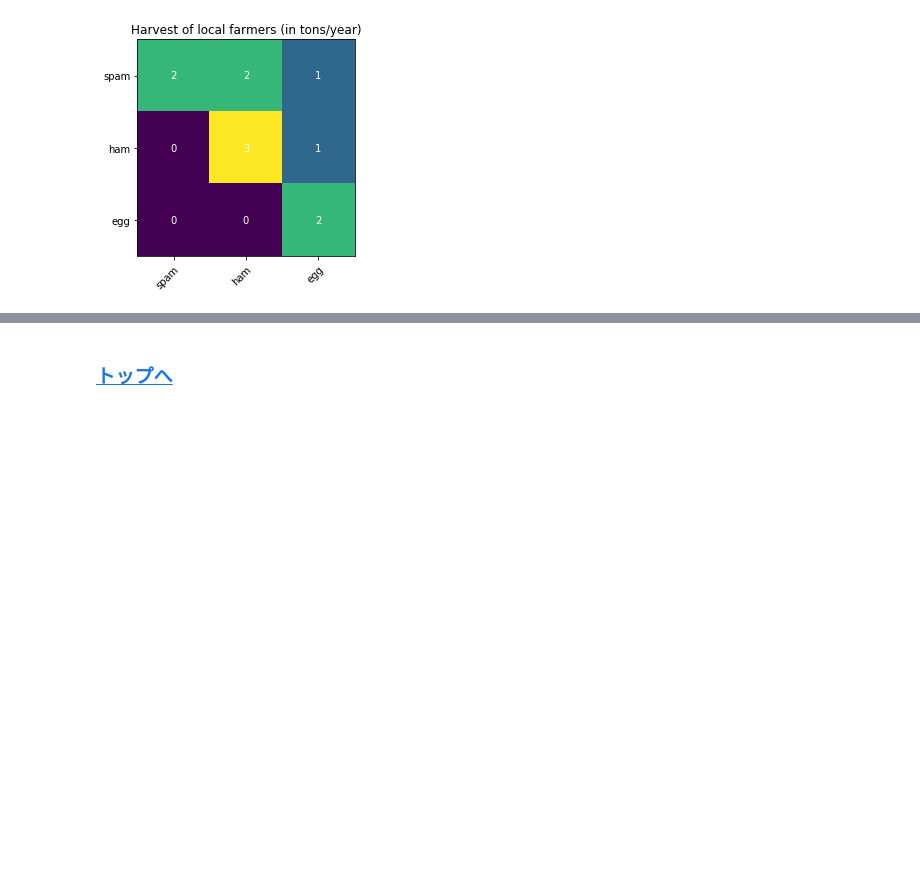
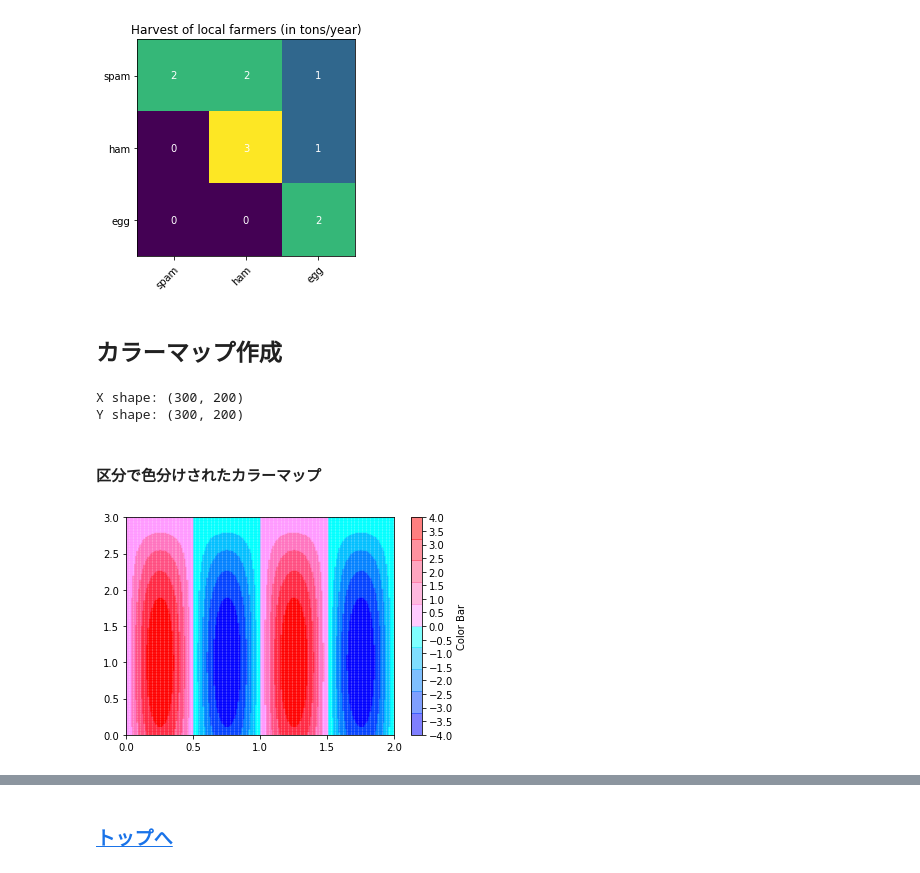
Before and after one commit to IkokObi/Reference, a Jupyter notebook: Python/matplotlib/matplotlib_cheatbook.ipynb, the cells around one changed output, grey strips where cells are left out. Saved outputs shown, nothing was run; the diff lists cells and outputs as text; code cells hidden in the pictures; blank space fills up the shorter version.

Commit message:
[Add] self-made colormap
カラーマップ作成

```diff
--- a/Python/matplotlib/matplotlib_cheatbook.ipynb
+++ b/Python/matplotlib/matplotlib_cheatbook.ipynb
@@ -267,3 +269,54 @@ def plot_confusion_matrix(y_true, y_pred, labels,  name_labels):
 plot_confusion_matrix(y_true=y_true, y_pred=y_pred, labels=labels, name_labels=name_labels)
 # %% [output]
 [figure]
+# %% [markdown]
+<a name='self_colormap'></a>
+## カラーマップ作成
+# %%
+# 第1要素がY軸, 第2要素がX軸となることに注意
+X, Y = np.meshgrid(np.linspace(0, 2, 200), np.linspace(0, 3, 300))
+print('X shape:', X.shape)
+print('Y shape:', Y.shape)
+data = np.sin(2*np.pi*X) * (Y+1) * (3-Y)  # プロットデータ
+# %% [output]
+X shape: (300, 200)
+Y shape: (300, 200)
+# %%
+EPSILON = 10**(-8)
+def pcolormesh_cmap(x_grid, y_grid, data, vmin, vmax, cmap, tickstep=0.5):
+    """ plot 2D histogram """
+    fig = plt.figure()
+    ax = fig.add_subplot(111)
+
+    quadmesh = ax.pcolormesh(x_grid, y_grid, data, cmap=cmap, vmin=vmin, vmax=vmax)  # ヒートマップ作成
+
+    cbar = fig.colorbar(quadmesh, ax=ax)  # カラーバー作成
+    cbar.set_label('Color Bar')
+    cticks = np.arange(vmin, vmax + EPSILON, tickstep)
+    cbar.set_ticks(cticks)  # カラーバーの設定
+
+    xticks = np.arange(x_grid[0, 0], x_grid[0, -1]//tickstep * tickstep + EPSILON,tickstep)
+    ax.set_xticks(xticks)  # x軸の設定
+
+    yticks = np.arange(y_grid[0, 0], y_grid[-1, 0]//tickstep * tickstep + EPSILON, tickstep)
+    ax.set_yticks(yticks)  # y軸の設定
+
+    plt.show()
+# %% [markdown]
+#### 区分で色分けされたカラーマップ
+# %%
+from matplotlib.colors import ListedColormap
+
+color_list = []
+cnum = 5
+alpha = 0.5
+for i in range(cnum):
+    color_list.append([0, 1/(cnum-1) * i, 1, alpha])
+for i in range(cnum):
+    color_list.append([1, 153/255/(cnum-1) * (cnum-1-i),
+                       1/(cnum-1) * (cnum-1-i), alpha])
+cmap = ListedColormap(color_list)
+
+pcolormesh_cmap(x_grid=X, y_grid=Y, data=data, vmin=-4, vmax=4, cmap=cmap)
+# %% [output]
+[figure, added]
```
Also changed, not shown: parts of 7 cells of this notebook.
